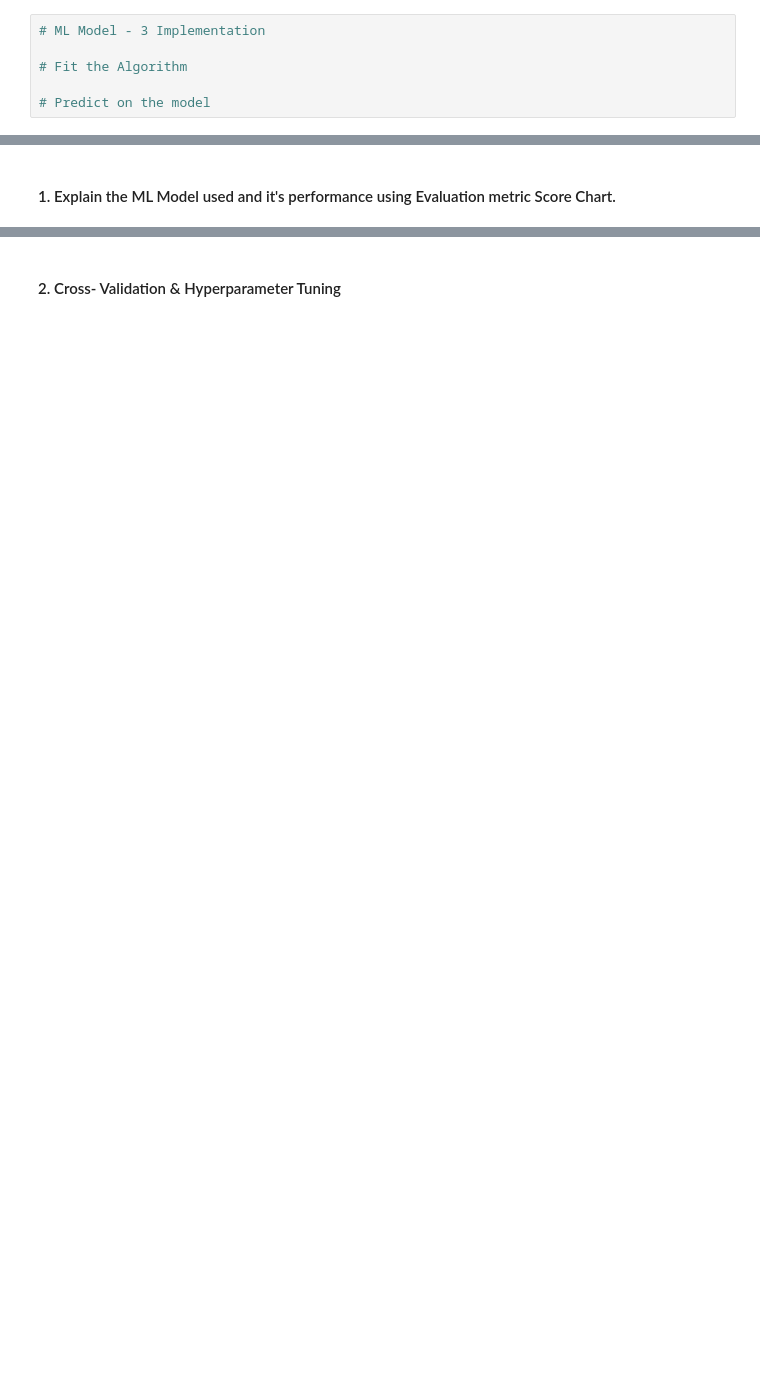
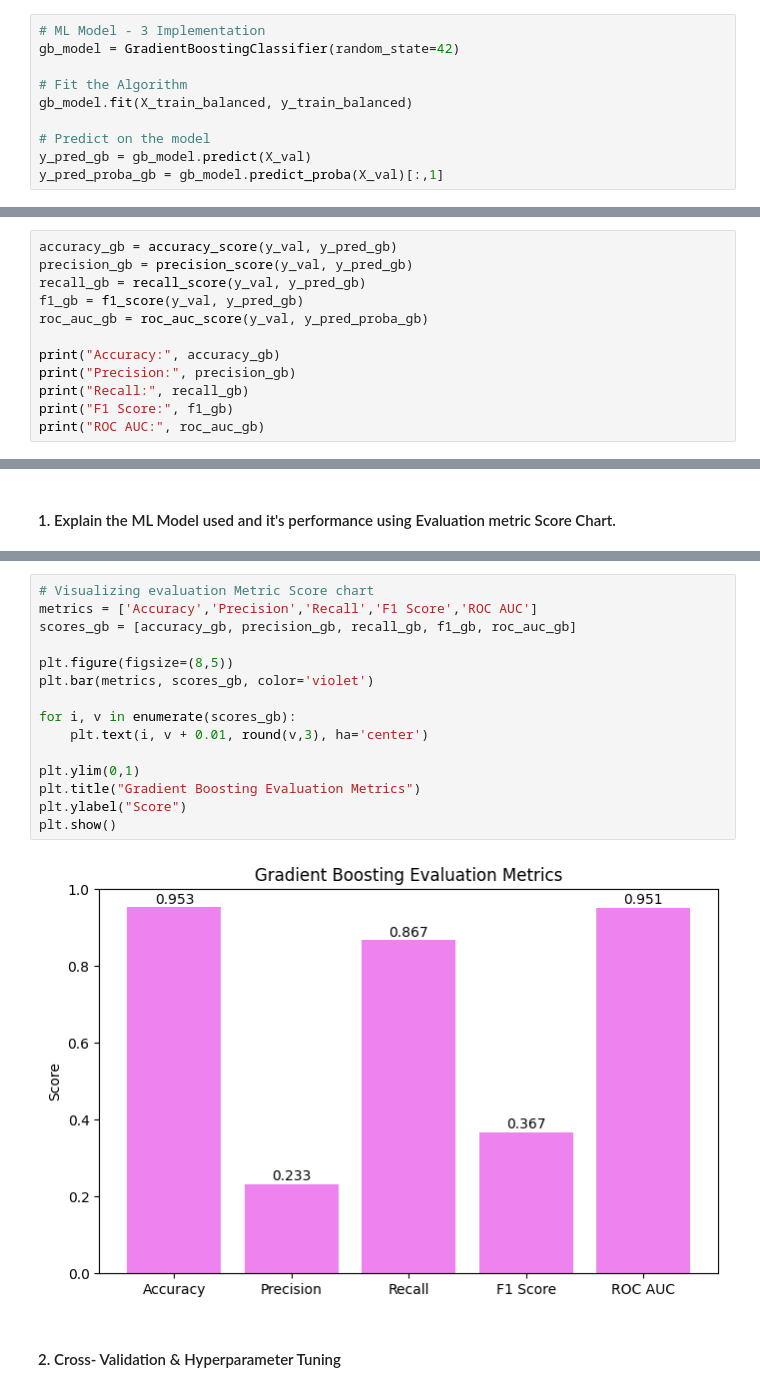
Before and after one commit to Sagarjain93/Machine-Learning-Portfolio, a Jupyter notebook: 03_ML_Practice/Tata_Steel_Machine_Failure_Prediction/02_notebooks/03_machine_learning.ipynb, the cells around one changed output, grey strips where cells are left out. Cells and saved outputs as stored; diff of their text form; blank space fills up the shorter version.

```diff
--- a/03_ML_Practice/Tata_Steel_Machine_Failure_Prediction/02_notebooks/03_machine_learning.ipynb
+++ b/03_ML_Practice/Tata_Steel_Machine_Failure_Prediction/02_notebooks/03_machine_learning.ipynb
@@ -2321,6 +2340,10 @@ Recall measures how many actual machine failures were correctly detected by the
 # %%
 # ML Model - 3 Implementation
+gb_model = GradientBoostingClassifier(random_state=42)
 
 # Fit the Algorithm
+gb_model.fit(X_train_balanced, y_train_balanced)
 
 # Predict on the model
+y_pred_gb = gb_model.predict(X_val)
+y_pred_proba_gb = gb_model.predict_proba(X_val)[:,1]
@@ -2326,0 +2352,12 @@ Recall measures how many actual machine failures were correctly detected by the
+# %%
+accuracy_gb = accuracy_score(y_val, y_pred_gb)
+precision_gb = precision_score(y_val, y_pred_gb)
+recall_gb = recall_score(y_val, y_pred_gb)
+f1_gb = f1_score(y_val, y_pred_gb)
+roc_auc_gb = roc_auc_score(y_val, y_pred_proba_gb)
+
+print("Accuracy:", accuracy_gb)
+print("Precision:", precision_gb)
+print("Recall:", recall_gb)
+print("F1 Score:", f1_gb)
+print("ROC AUC:", roc_auc_gb)
@@ -2331,2 +2396,19 @@ Recall measures how many actual machine failures were correctly detected by the
+# %%
+# Visualizing evaluation Metric Score chart
+metrics = ['Accuracy','Precision','Recall','F1 Score','ROC AUC']
+scores_gb = [accuracy_gb, precision_gb, recall_gb, f1_gb, roc_auc_gb]
+
+plt.figure(figsize=(8,5))
+plt.bar(metrics, scores_gb, color='violet')
+
+for i, v in enumerate(scores_gb):
+    plt.text(i, v + 0.01, round(v,3), ha='center')
+
+plt.ylim(0,1)
+plt.title("Gradient Boosting Evaluation Metrics")
+plt.ylabel("Score")
+plt.show()
+# %% [output]
+[figure, added]
 # %% [markdown]
 #### 2. Cross- Validation & Hyperparameter Tuning
```
Also changed, not shown: parts of 22 cells of this notebook.
